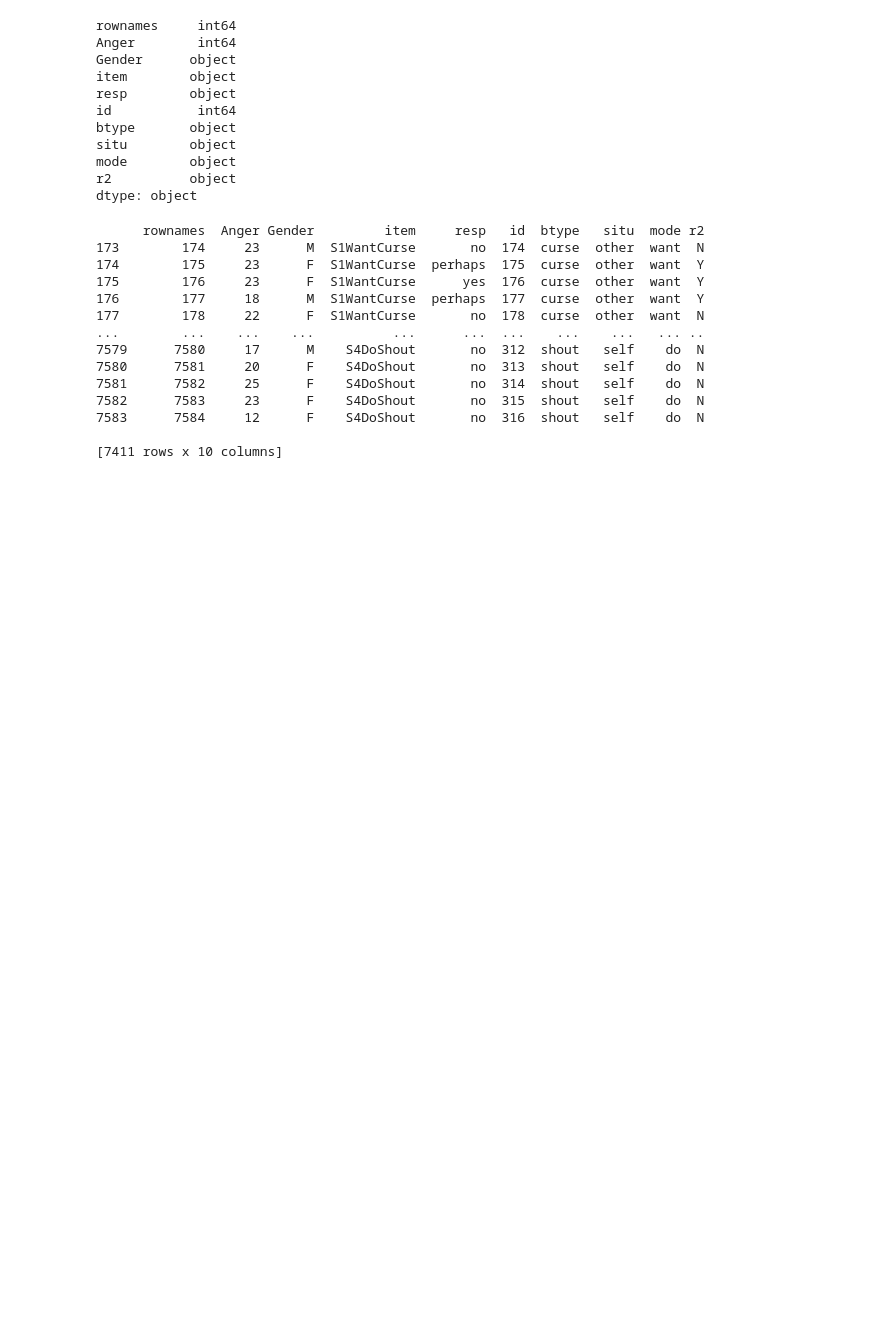
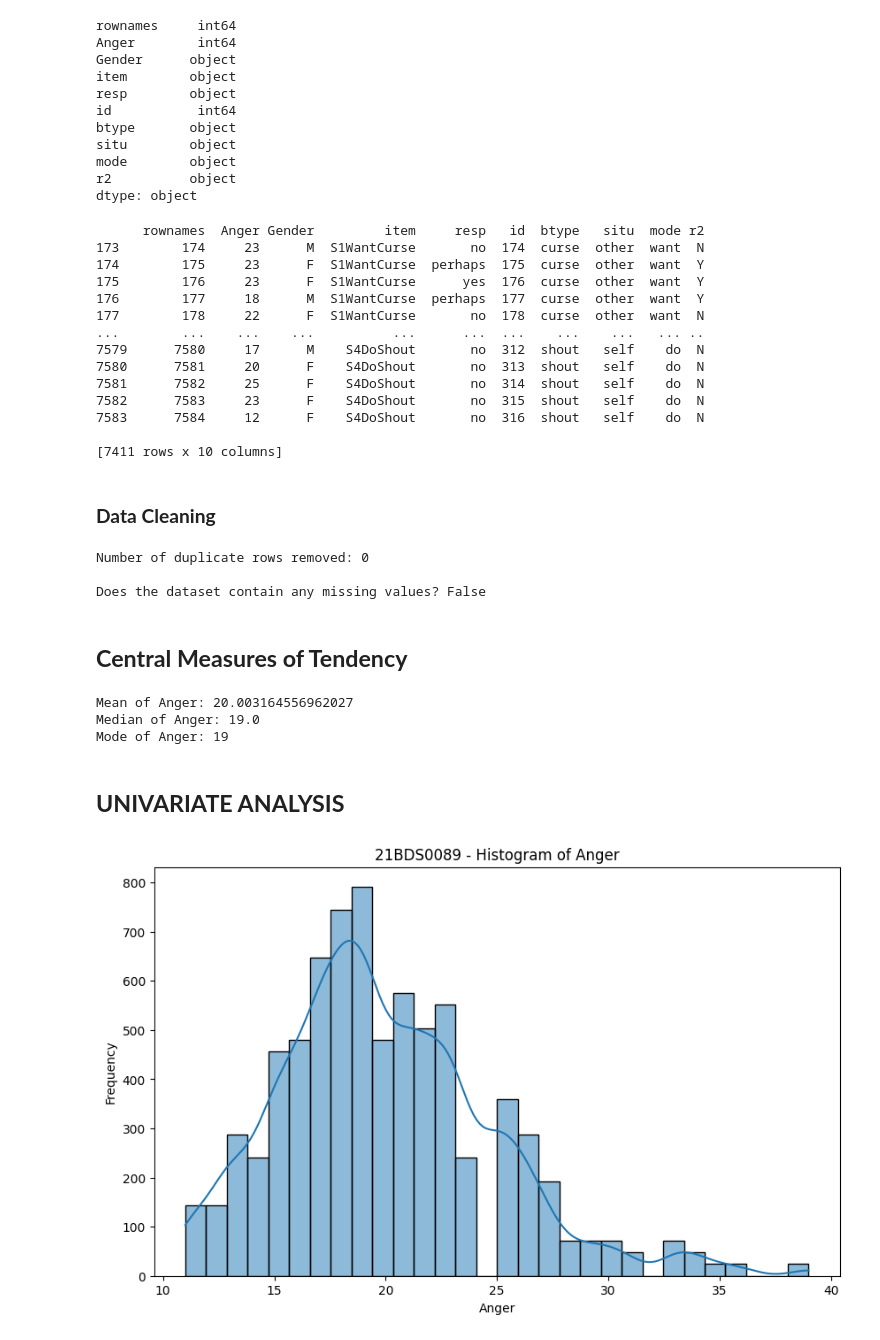
Before and after one commit to lakshayae162/EDA, a Jupyter notebook: Statistical_analysis.ipynb, the cells around one changed output. Saved outputs shown, nothing was run; the diff lists cells and outputs as text; code cells hidden in the pictures; blank space fills up the shorter version.

```diff
--- a/Statistical_analysis.ipynb
+++ b/Statistical_analysis.ipynb
@@ -106,3 +110,42 @@ print(outliers)
 7583      7584     12      F    S4DoShout       no  316  shout   self    do  N
 
 [7411 rows x 10 columns]
+# %% [markdown]
+### **Data Cleaning**
+# %%
+data_cleaned = data.drop_duplicates()
+print(f"Number of duplicate rows removed: {data.shape[0] - data_cleaned.shape[0]}")
+
+any_missing_values = data.isnull().values.any()
+print(f"\nDoes the dataset contain any missing values? {any_missing_values}")
+# %% [output]
+Number of duplicate rows removed: 0
+
+Does the dataset contain any missing values? False
+# %% [markdown]
+## **Central Measures of Tendency**
+# %%
+# Mean, Median, Mode for the 'Anger' column (numeric example)
+mean_anger = data_cleaned['Anger'].mean()
+median_anger = data_cleaned['Anger'].median()
+mode_anger = data_cleaned['Anger'].mode()[0]
+
+print(f"Mean of Anger: {mean_anger}")
+print(f"Median of Anger: {median_anger}")
+print(f"Mode of Anger: {mode_anger}")
+# %% [output]
+Mean of Anger: 20.003164556962027
+Median of Anger: 19.0
+Mode of Anger: 19
+# %% [markdown]
+## **UNIVARIATE ANALYSIS**
+# %%
+#HISTOGRAM - Anger
+plt.figure(figsize=(10, 6))
+sns.histplot(data['Anger'], bins=30, kde=True)
+plt.title('21BDS0089 - Histogram of Anger')
+plt.xlabel('Anger')
+plt.ylabel('Frequency')
+plt.show()
+# %% [output]
+[figure, added]
```
Also changed, not shown: parts of 10 cells of this notebook.
